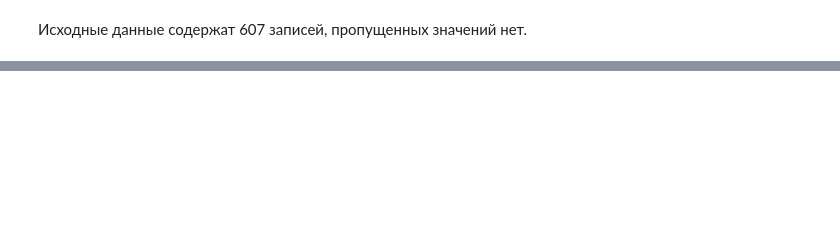
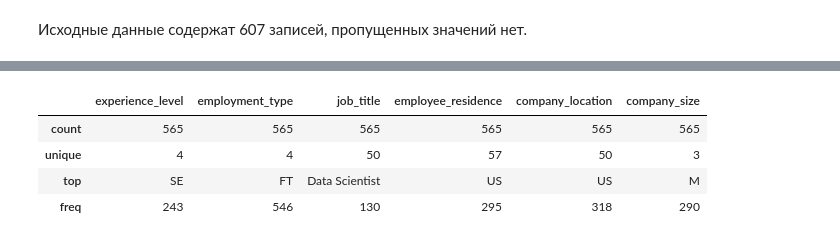
Before and after one commit to al-ogr/sf_data_science_hw, a Jupyter notebook: HW-03/HW-03.ipynb, the cells around one changed output, grey strips where cells are left out. Saved outputs shown, nothing was run; the diff lists cells and outputs as text; code cells hidden in the pictures; blank space fills up the shorter version.

```diff
--- a/HW-03/HW-03.ipynb
+++ b/HW-03/HW-03.ipynb
@@ -104,0 +155,8 @@ print('Размер таблицы после удаления дубликат
+# %%
+df_ds_salaries_cleared.describe(include='object')
+# %% [output]
+|  | experience_level | employment_type | job_title | employee_residence | company_location | company_size |
+| count | 565 | 565 | 565 | 565 | 565 | 565 |
+| unique | 4 | 4 | 50 | 57 | 50 | 3 |
+| top | SE | FT | Data Scientist | US | US | M |
+| freq | 243 | 546 | 130 | 295 | 318 | 290 |
```
Also changed, not shown: parts of 23 cells of this notebook.
